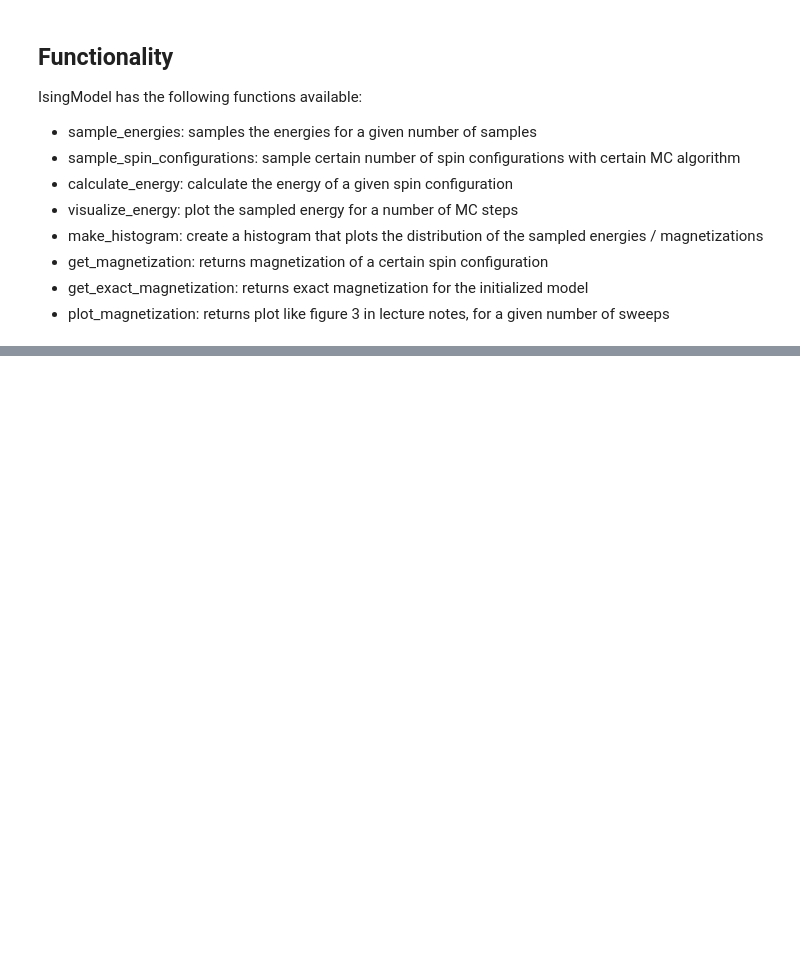
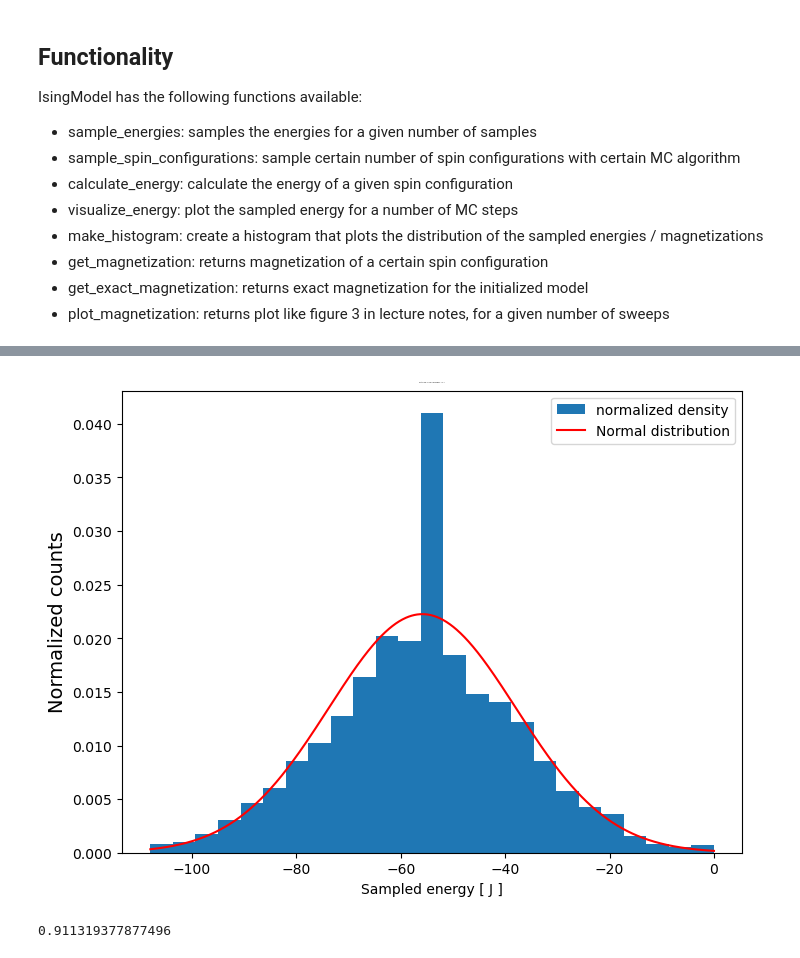
Before and after one commit to BertDepoorter/Monte-Carlo-Methods, a Jupyter notebook: ex _7_8_ IsingModel.ipynb, the cells around one changed output, grey strips where cells are left out. Drawn from its saved outputs; the diff is of its cells as text; code cells hidden in the pictures; blank space fills up the shorter version.

```diff
--- a/ex _7_8_ IsingModel.ipynb
+++ b/ex _7_8_ IsingModel.ipynb
@@ -35,6 +37,7 @@ model.make_histogram(energies, normalize=True)
 N = 10
 model_metropolis = IsingModel(
     N,
+    T=2,
     sampling_method='metropolis',
     boundary_condition='helical'
 )
@@ -46,3 +51,5 @@ model_metropolis.visualize_energy(energies)
 # %%
-model.make_histogram(energies, normalize=True)
+model_metropolis.make_histogram(energies, normalize=True)
+# %% [output]
+[figure, added]
 # %%
@@ -50,0 +58,8 @@ model.plot_magnetization(sweeps)
+# %%
+import numpy as np
+J=1
+T=2
+M = (1-np.sinh(2*J/T)**(-4))**(1/8)
+print(M)
+# %% [output]
+0.911319377877496
```
Also changed, not shown: parts of 5 cells of this notebook, 1 other file.
